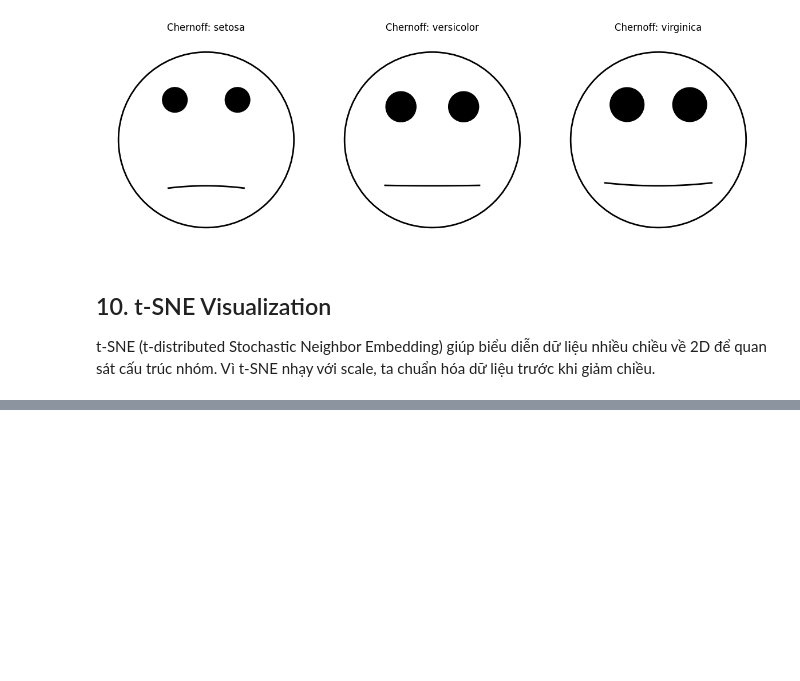
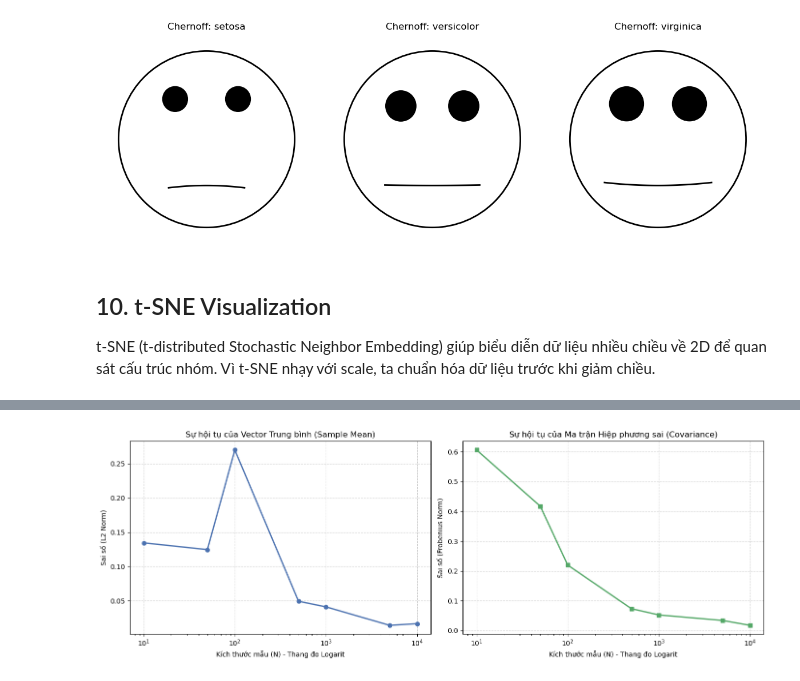
Before and after one commit to ntnthinh205/gk_msa, a Jupyter notebook: multivariate_statistics.ipynb, the cells around one changed output, grey strips where cells are left out. Cells and saved outputs as stored; diff of their text form; code cells hidden in the pictures; blank space fills up the shorter version.

```diff
--- a/multivariate_statistics.ipynb
+++ b/multivariate_statistics.ipynb
@@ -462,0 +522,51 @@ plt.show()
+# %%
+# Define sample sizes to simulate convergence
+sample_sizes = [10, 50, 100, 500, 1000, 5000, 10000]
+
+# Lists to store calculation errors
+mean_errors = []
+cov_errors = []
+
+for size in sample_sizes:
+    # Randomly draw indices with replacement from the Iris dataset
+    random_indices = np.random.choice(n, size=size, replace=True)
+
+    # Extract the bootstrap sample based on indices
+    sample_data = data[random_indices, :]
+
+    # Calculate sample statistics
+    sample_mean = np.mean(sample_data, axis=0)
+    # Use ddof=0 to strictly match the Maximum Likelihood Estimation (MLE) formula
+    sample_cov = np.cov(sample_data, rowvar=False, ddof=0)
+
+    # Calculate difference between sample statistics and true population parameters
+    err_mean = np.linalg.norm(sample_mean - mean_vector)
+    err_cov = np.linalg.norm(sample_cov - cov_matrix)
+
+    # Store errors for visualization
+    mean_errors.append(err_mean)
+    cov_errors.append(err_cov)
+
+# Create a figure with 2 side-by-side subplots
+fig, ax = plt.subplots(1, 2, figsize=(14, 5))
+
+# Plot the convergence of the Mean Vector
+ax[0].plot(sample_sizes, mean_errors, marker='o', color='#4C72B0', linewidth=2)
+ax[0].set_xscale('log')
+ax[0].set_xlabel('Kích thước mẫu (N) - Thang đo Logarit')
+ax[0].set_ylabel('Sai số (L2 Norm)')
+ax[0].set_title('Sự hội tụ của Vector Trung bình (Sample Mean)')
+ax[0].grid(True, linestyle="--", alpha=0.6)
+
+# Plot the convergence of the Covariance Matrix
+ax[1].plot(sample_sizes, cov_errors, marker='s', color='#55A868', linewidth=2)
+ax[1].set_xscale('log')
+ax[1].set_xlabel('Kích thước mẫu (N) - Thang đo Logarit')
+ax[1].set_ylabel('Sai số (Frobenius Norm)')
+ax[1].set_title('Sự hội tụ của Ma trận Hiệp phương sai (Covariance)')
+ax[1].grid(True, linestyle="--", alpha=0.6)
+
+plt.tight_layout()
+plt.show()
+# %% [output]
+[figure, added]
```
Also changed, not shown: parts of 14 cells of this notebook.
